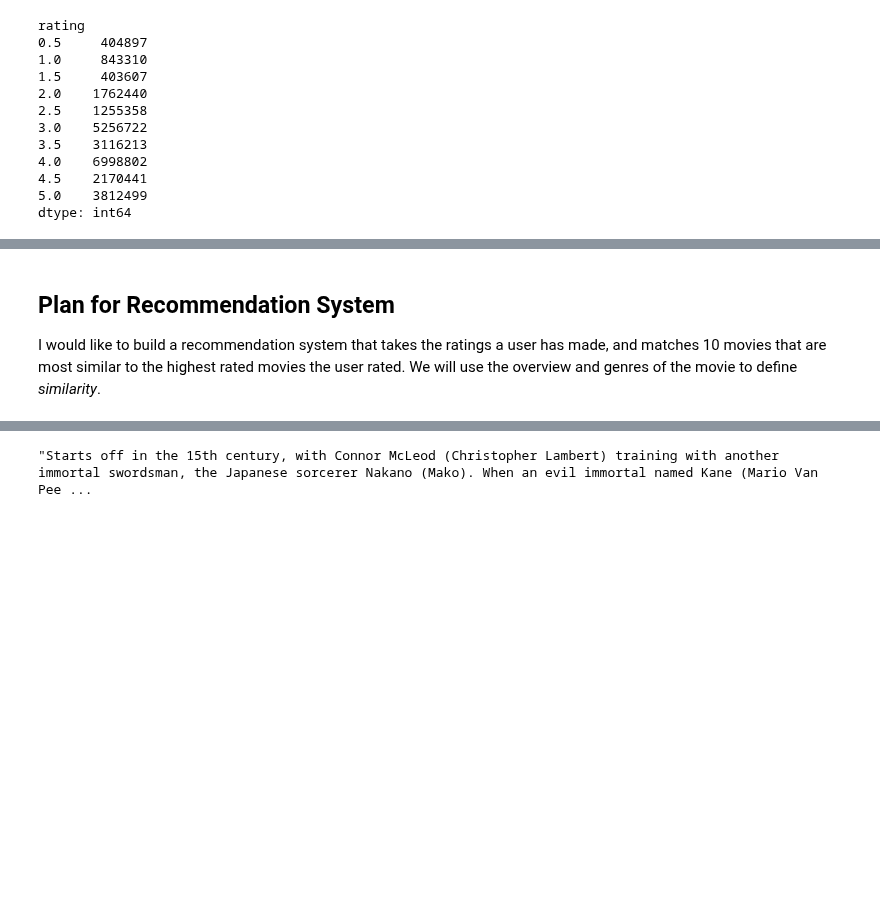
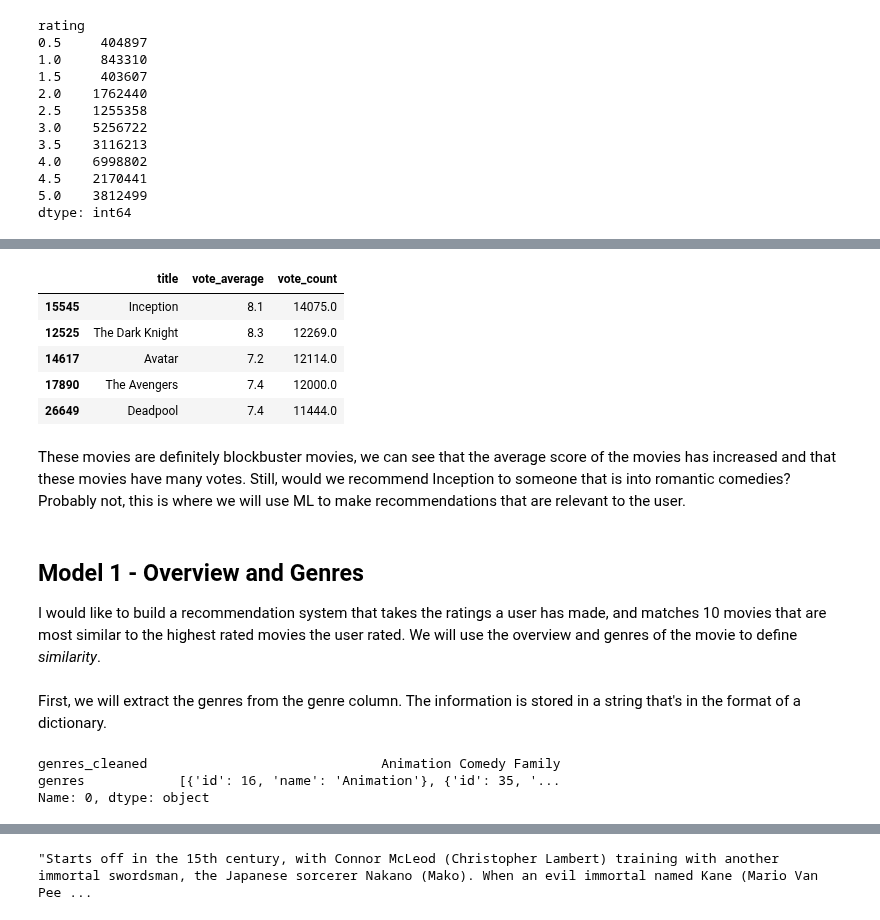
Before and after one commit to knolasco/Intro_to_ML_Course, a Jupyter notebook: Module7/RecommendationSystem.ipynb, the cells around one changed output, grey strips where cells are left out. Drawn from its saved outputs; the diff is of its cells as text; code cells hidden in the pictures; blank space fills up the shorter version.

```diff
--- a/Module7/RecommendationSystem.ipynb
+++ b/Module7/RecommendationSystem.ipynb
@@ -249,8 +187,21 @@ movies_metadata_df.merge(top_10_each_category[top_10_each_category['rating_categ
+# %%
+data_raw.sort_values(by = 'vote_count', ascending = False)[['title', 'vote_average', 'vote_count']].head(5)
+# %% [output]
+|  | title | vote_average | vote_count |
+| 15545 | Inception | 8.1 | 14075.0 |
+| 12525 | The Dark Knight | 8.3 | 12269.0 |
+| 14617 | Avatar | 7.2 | 12114.0 |
+| 17890 | The Avengers | 7.4 | 12000.0 |
+| 26649 | Deadpool | 7.4 | 11444.0 |
+# %% [markdown]
+These movies are definitely blockbuster movies, we can see that the average score of the movies has increased and that these movies have many votes. Still, would we recommend Inception to someone that is into romantic comedies? Probably not, this is where we will use ML to make recommendations that are relevant to the user.
 # %% [markdown]
-## Plan for Recommendation System
+## Model 1 - Overview and Genres
 
 I would like to build a recommendation system that takes the ratings a user has made, and matches 10 movies that are most similar to the highest rated movies the user rated.
 We will use the overview and genres of the movie to define *similarity*.
+# %% [markdown]
+First, we will extract the genres from the genre column. The information is stored in a string that's in the format of a dictionary.
 # %%
 # clean genres column to be a list of genres seperated by space
 import json
@@ -270,4 +221,9 @@ def extract_genre(genre):
         genre_list.append(item_dict['name'])
     return ' '.join(genre_list)
 # %%
-movies_metadata_df['genres_cleaned'] = movies_metadata_df['genres'].apply(extract_genre)
+data_raw['genres_cleaned'] = data_raw['genres'].apply(extract_genre)
+data_raw[['genres_cleaned', 'genres']].iloc[0]
+# %% [output]
+genres_cleaned                              Animation Comedy Family
+genres            [{'id': 16, 'name': 'Animation'}, {'id': 35, '...
+Name: 0, dtype: object
```
Also changed, not shown: parts of 112 cells of this notebook.
